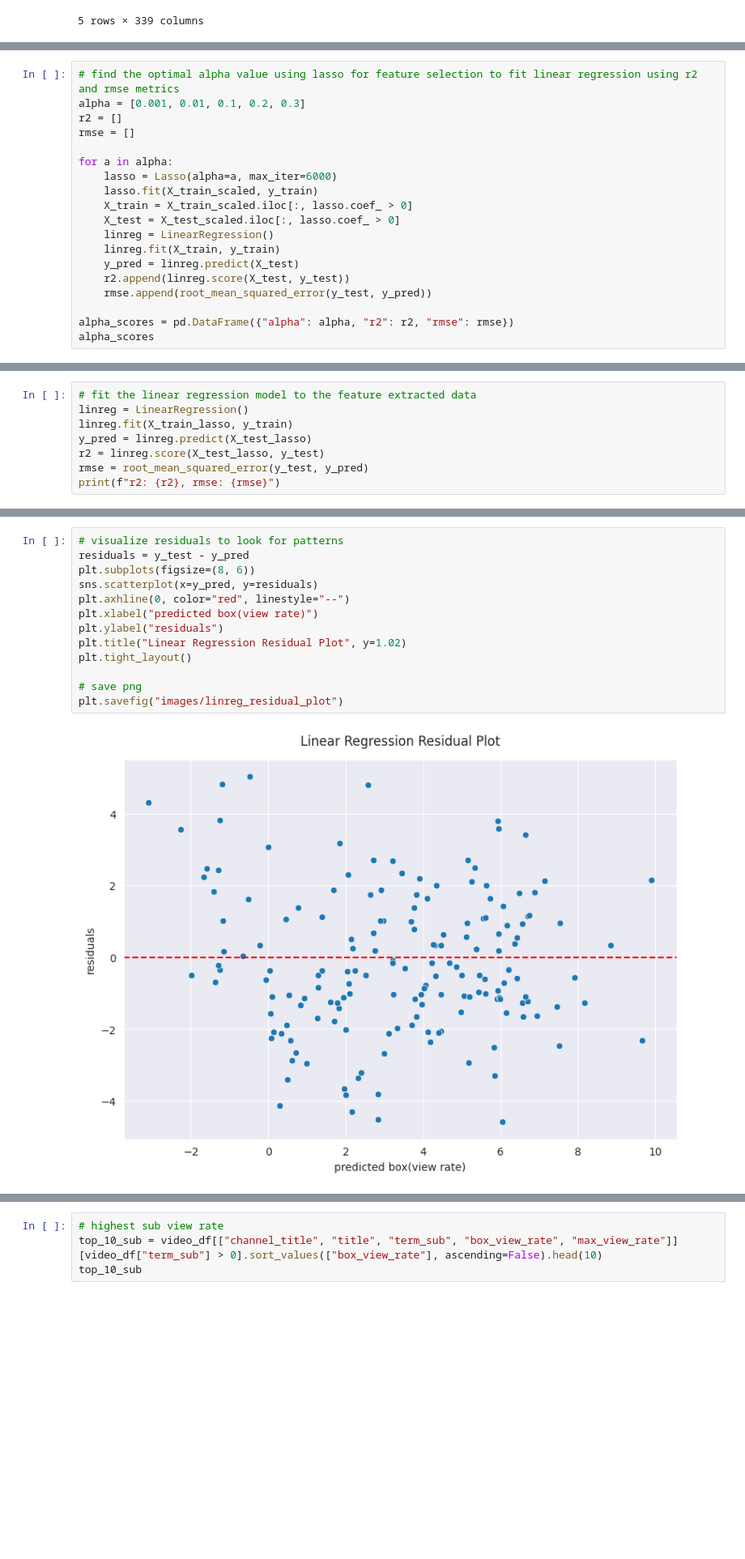
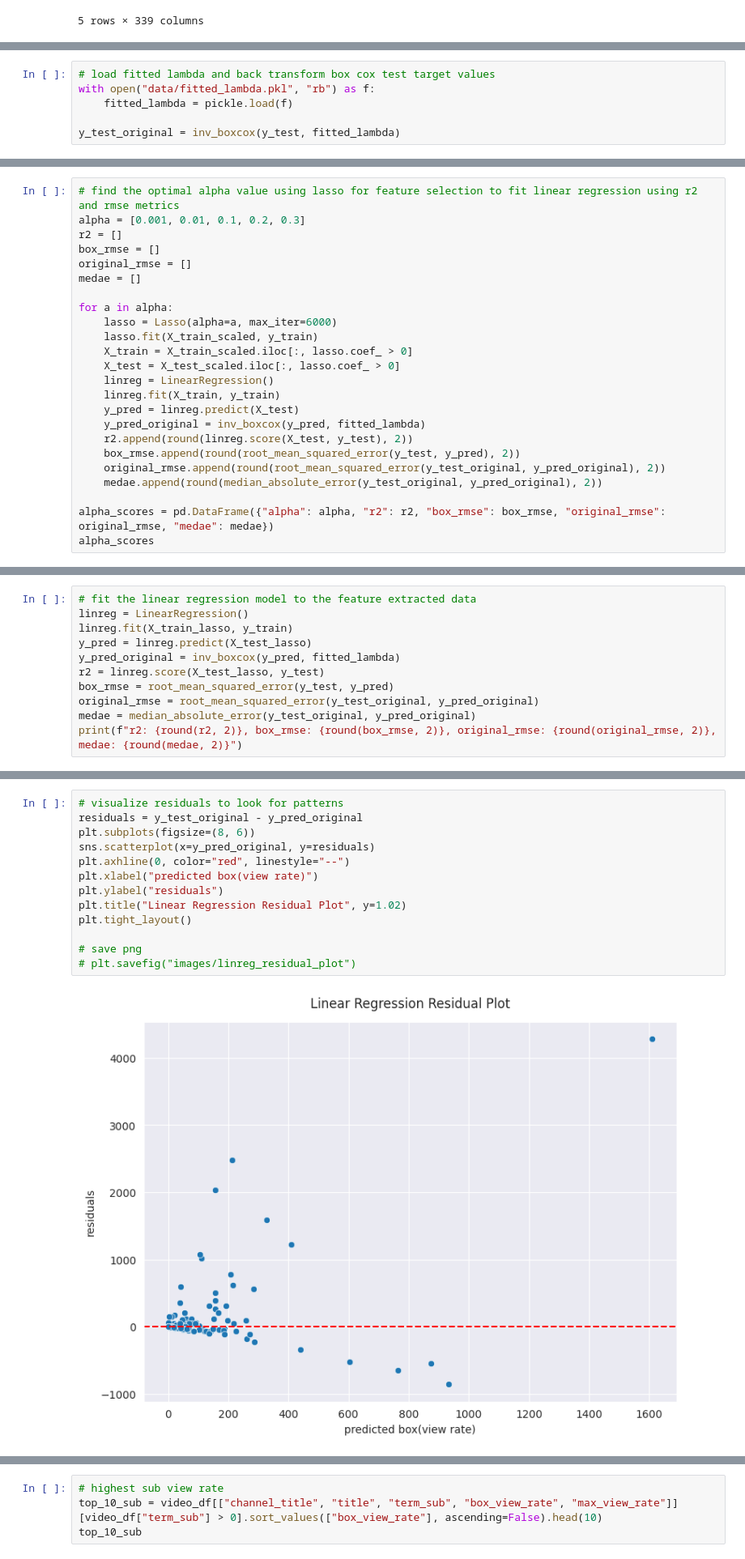
Before and after one commit to gh4rris/vegan_youtube, a Jupyter notebook: 03_modeling_linreg.ipynb, the cells around one changed output, grey strips where cells are left out. Shown: that part at 81% size. Drawn from its saved outputs; the diff is of its cells as text; blank space fills up the shorter version.

Commit message:
residuals

```diff
--- a/03_modeling_linreg.ipynb
+++ b/03_modeling_linreg.ipynb
@@ -41,4 +43,10 @@ X_train.head()
 5 rows × 338 columns
+# %%
+# load fitted lambda and back transform box cox test target values
+with open("data/fitted_lambda.pkl", "rb") as f:
+    fitted_lambda = pickle.load(f)
+
+y_test_original = inv_boxcox(y_test, fitted_lambda)
 # %%
 # instantiate the scaler, fit it to training data and transform training and test features
 scaler = StandardScaler()
@@ -58,7 +66,9 @@ X_train_scaled.head()
 # find the optimal alpha value using lasso for feature selection to fit linear regression using r2 and rmse metrics
 alpha = [0.001, 0.01, 0.1, 0.2, 0.3]
 r2 = []
-rmse = []
+box_rmse = []
+original_rmse = []
+medae = []
 
 for a in alpha:
     lasso = Lasso(alpha=a, max_iter=6000)
@@ -68,9 +78,12 @@ for a in alpha:
     linreg = LinearRegression()
     linreg.fit(X_train, y_train)
     y_pred = linreg.predict(X_test)
-    r2.append(linreg.score(X_test, y_test))
-    rmse.append(root_mean_squared_error(y_test, y_pred))
+    y_pred_original = inv_boxcox(y_pred, fitted_lambda)
+    r2.append(round(linreg.score(X_test, y_test), 2))
+    box_rmse.append(round(root_mean_squared_error(y_test, y_pred), 2))
+    original_rmse.append(round(root_mean_squared_error(y_test_original, y_pred_original), 2))
+    medae.append(round(median_absolute_error(y_test_original, y_pred_original), 2))
 
-alpha_scores = pd.DataFrame({"alpha": alpha, "r2": r2, "rmse": rmse})
+alpha_scores = pd.DataFrame({"alpha": alpha, "r2": r2, "box_rmse": box_rmse, "original_rmse": original_rmse, "medae": medae})
 alpha_scores
 # %% [output]
@@ -100,7 +113,10 @@ X_train_lasso.head()
 linreg = LinearRegression()
 linreg.fit(X_train_lasso, y_train)
 y_pred = linreg.predict(X_test_lasso)
+y_pred_original = inv_boxcox(y_pred, fitted_lambda)
 r2 = linreg.score(X_test_lasso, y_test)
-rmse = root_mean_squared_error(y_test, y_pred)
-print(f"r2: {r2}, rmse: {rmse}")
+box_rmse = root_mean_squared_error(y_test, y_pred)
+original_rmse = root_mean_squared_error(y_test_original, y_pred_original)
+medae = median_absolute_error(y_test_original, y_pred_original)
+print(f"r2: {round(r2, 2)}, box_rmse: {round(box_rmse, 2)}, original_rmse: {round(original_rmse, 2)}, medae: {round(medae, 2)}")
 # %% [output]
@@ -146,15 +162,15 @@ plt.savefig("images/linreg_top_features.png", dpi=300)
 # %%
 # visualize residuals to look for patterns
-residuals = y_test - y_pred
+residuals = y_test_original - y_pred_original
 plt.subplots(figsize=(8, 6))
-sns.scatterplot(x=y_pred, y=residuals)
+sns.scatterplot(x=y_pred_original, y=residuals)
 plt.axhline(0, color="red", linestyle="--")
 plt.xlabel("predicted box(view rate)")
 plt.ylabel("residuals")
 plt.title("Linear Regression Residual Plot", y=1.02)
 plt.tight_layout()
 
 # save png
-plt.savefig("images/linreg_residual_plot")
+# plt.savefig("images/linreg_residual_plot")
 # %% [output]
-[figure, old version]
+[figure, new version]
```
Also changed, not shown: parts of 10 cells of this notebook, 30 other files.
